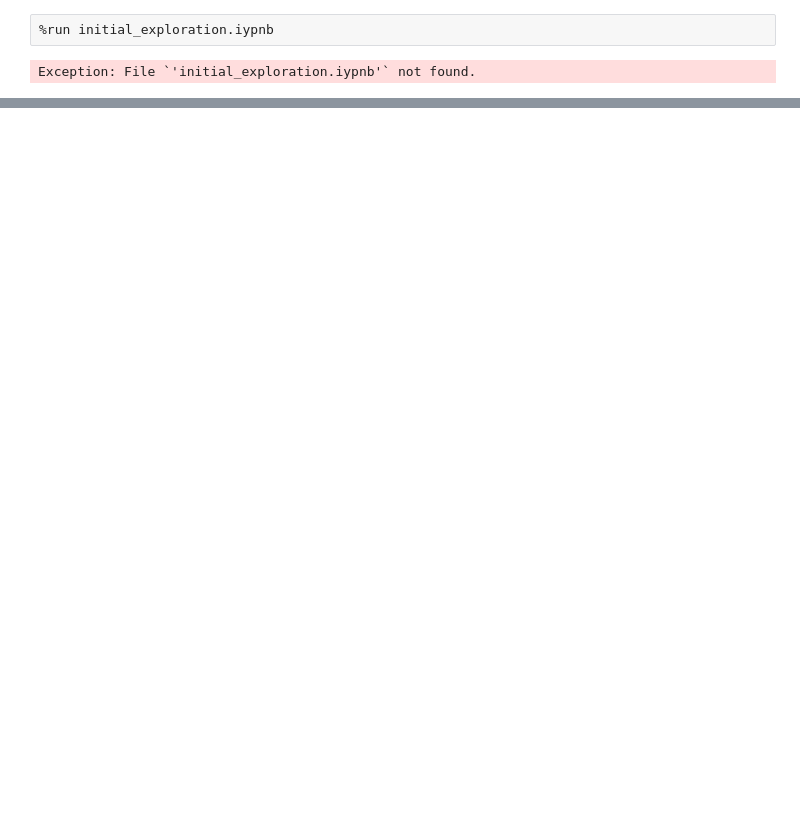
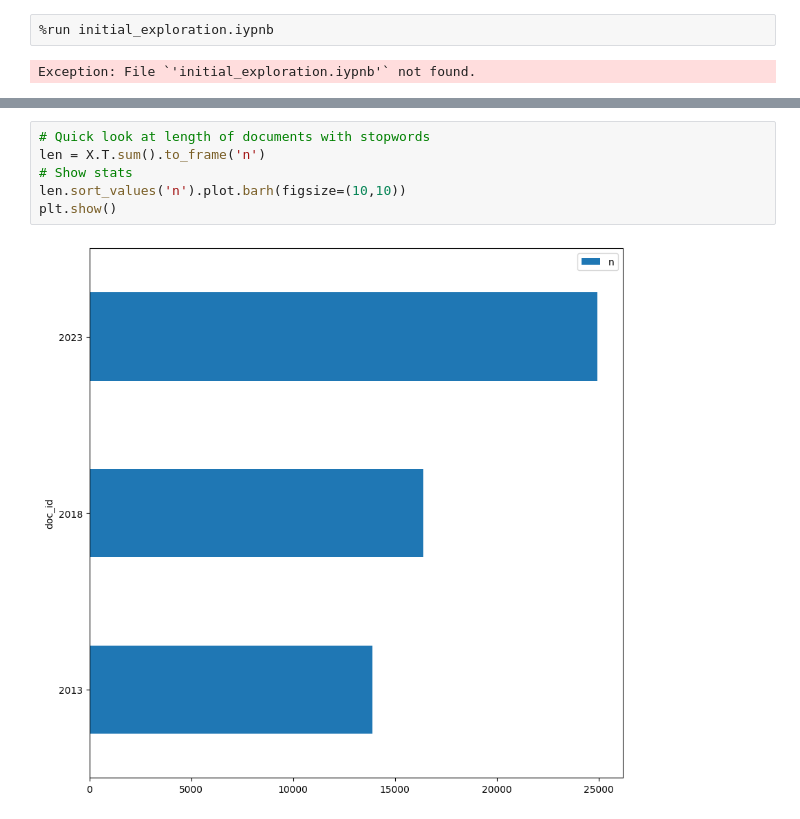
Before and after one commit to caroline-kranefuss/evolving_sentiment_climate, a Jupyter notebook: notebooks/v1.ipynb, the cells around one changed output, grey strips where cells are left out. Drawn from its saved outputs; the diff is of its cells as text; blank space fills up the shorter version.

```diff
--- a/notebooks/v1.ipynb
+++ b/notebooks/v1.ipynb
@@ -12,0 +161,8 @@ Exception: File `'initial_exploration.iypnb'` not found.
+# %%
+# Quick look at length of documents with stopwords
+len = X.T.sum().to_frame('n')
+# Show stats
+len.sort_values('n').plot.barh(figsize=(10,10))
+plt.show()
+# %% [output]
+[figure, added]
```
Also changed, not shown: parts of 17 cells of this notebook, 1 other file.
